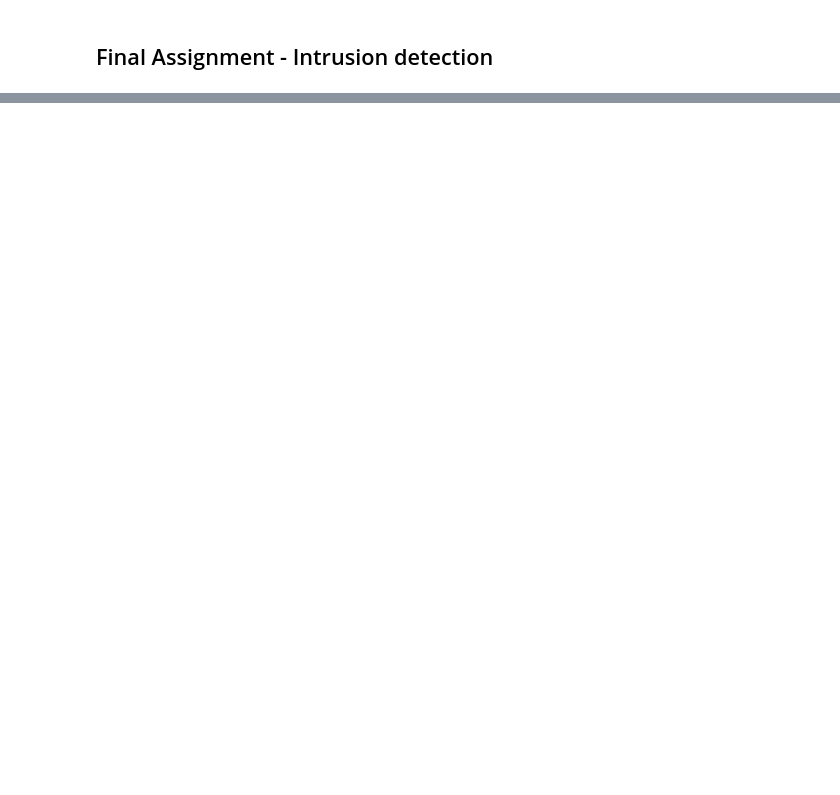
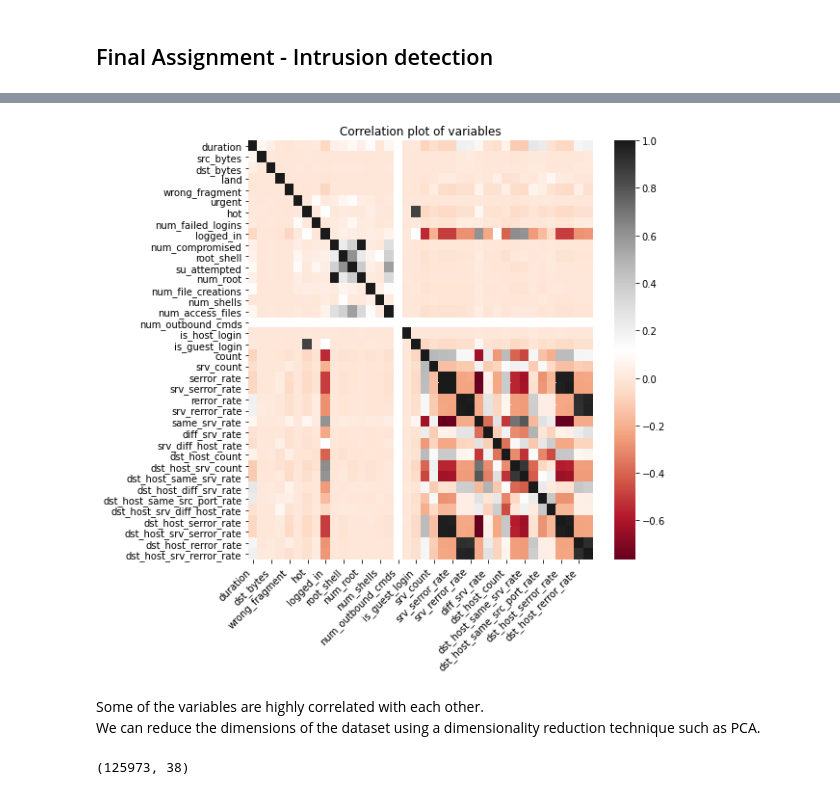
Before and after one commit to foukonana/MSc_MachineLearning_Asgmts, a Jupyter notebook: Assignments/Final/intrusion_detection.ipynb, the cells around one changed output, grey strips where cells are left out. Drawn from its saved outputs; the diff is of its cells as text; code cells hidden in the pictures; blank space fills up the shorter version.

Commit message:
added dimensionality reduction

```diff
--- a/Assignments/Final/intrusion_detection.ipynb
+++ b/Assignments/Final/intrusion_detection.ipynb
@@ -37,0 +45,17 @@ One-Hot encode the character columns
+# %%
+train_df_num = train_df[[col for col, dtype in zip(train_df.columns, train_df.dtypes=='object') if not dtype]]
+corr_df = train_df_num.corr()
+
+plt.figure(figsize=(8,8))
+ax = sns.heatmap(
+      corr_df,
+      cmap='RdGy'
+    )
+ax.set_xticklabels(
+    ax.get_xticklabels(),
+    rotation=45,
+    horizontalalignment='right'
+)
+plt.title('Correlation plot of variables');
+# %% [output]
+[figure, added]
@@ -37,0 +67,7 @@ One-Hot encode the character columns
+# %% [markdown]
+Some of the variables are highly correlated with each other.
+We can reduce the dimensions of the dataset using a dimensionality reduction technique such as PCA.
+# %%
+train_df_num.shape
+# %% [output]
+(125973, 38)
```
Also changed, not shown: parts of 12 cells of this notebook.
